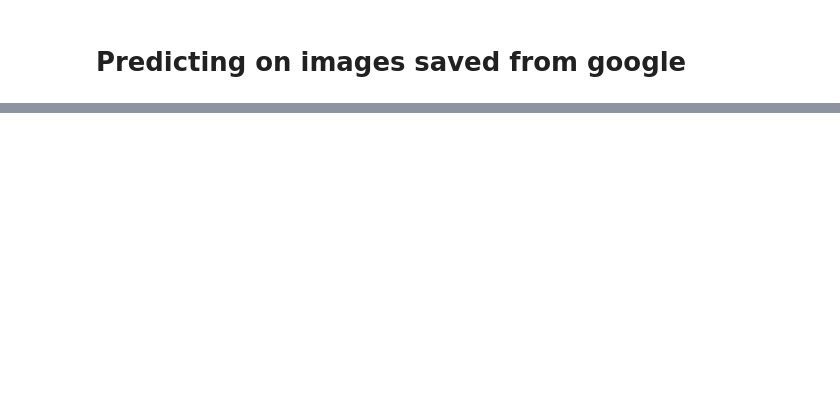
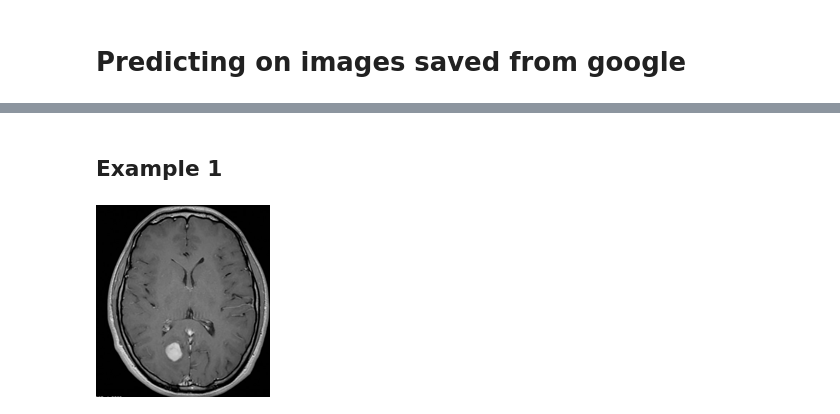
Before and after one commit to Asherchewzy/brain_tumor_MRI_CV, a Jupyter notebook: prediction.ipynb, the cells around one changed output, grey strips where cells are left out. Drawn from its saved outputs; the diff is of its cells as text; code cells hidden in the pictures; blank space fills up the shorter version.

```diff
--- a/prediction.ipynb
+++ b/prediction.ipynb
@@ -32,0 +17,8 @@ plt.show()
+# %% [markdown]
+## Example 1
+# %%
+im1 = PILImage.create('google_images/image_1.jpg')
+im1.thumbnail((192,192))
+im1
+# %% [output]
+[figure, added]
```
Also changed, not shown: parts of 13 cells of this notebook.
